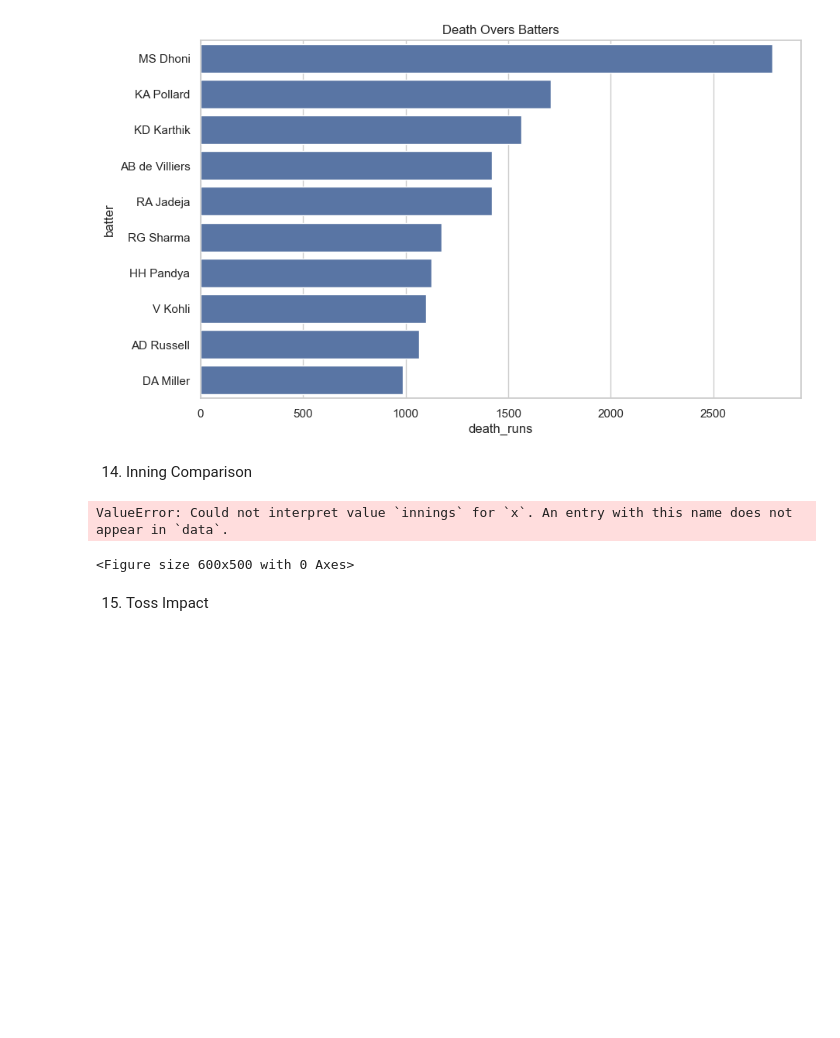
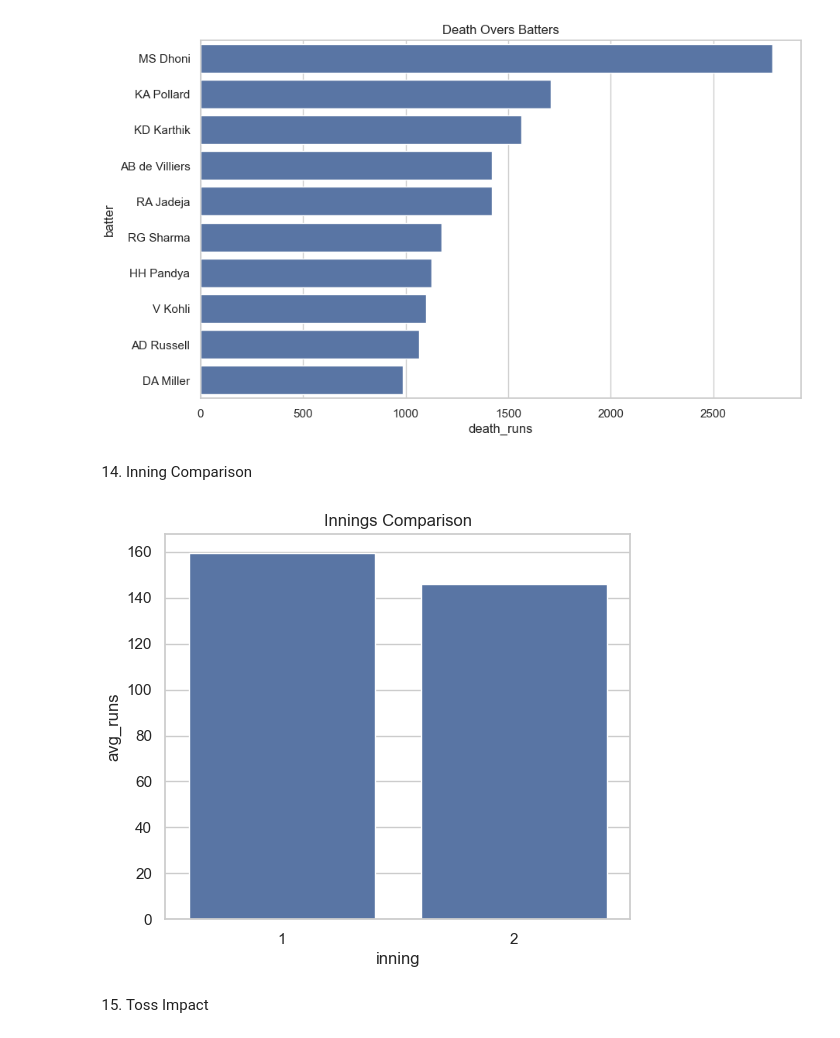
Before and after one commit to saiyeshwin/IPLCaseStudy-pandas-visualization, a Jupyter notebook: ipl.ipynb, the cells around one changed output. Saved outputs shown, nothing was run; the diff lists cells and outputs as text; code cells hidden in the pictures; blank space fills up the shorter version.

Commit message:
add[Yeshwin] Coded IPL analysis using pandas and created plots for the analysis using Matplotlib & Seaborn

```diff
--- a/ipl.ipynb
+++ b/ipl.ipynb
@@ -1003,12 +1003,11 @@ plt.show()
 14. Inning Comparison
 # %%
 plt.figure(figsize=(6,5))
-sns.barplot(data=inning_distribution,x='innings', y='avg_runs')
+sns.barplot(data=inning_distribution,x='inning', y='avg_runs')
 plt.title("Innings Comparison")
 plt.show()
 # %% [output]
-ValueError: Could not interpret value `innings` for `x`. An entry with this name does not appear in `data`.
-<Figure size 600x500 with 0 Axes>
+[figure, added]
 # %% [markdown]
 15. Toss Impact
 # %%
```
Also changed, not shown: parts of 9 cells of this notebook.
